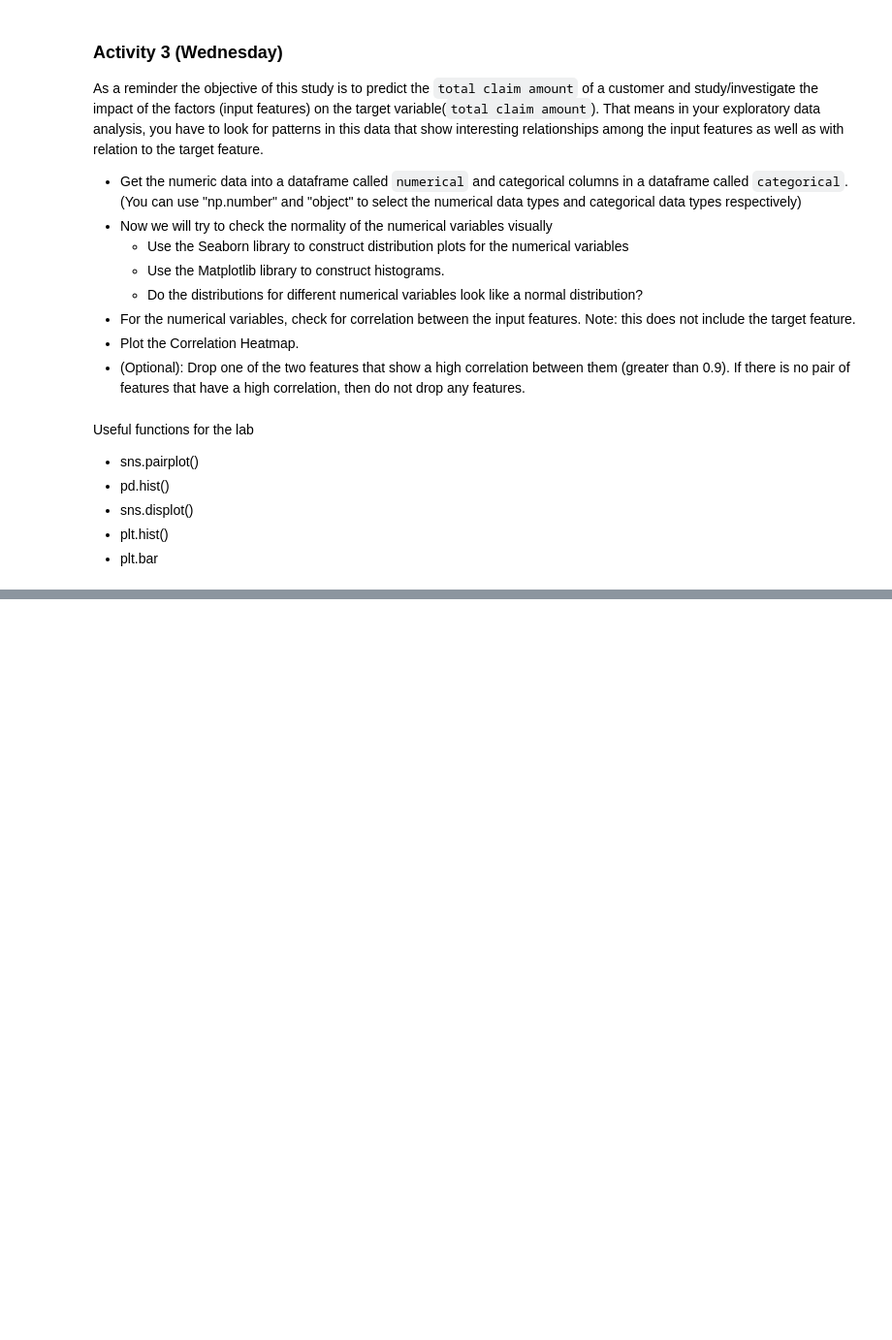
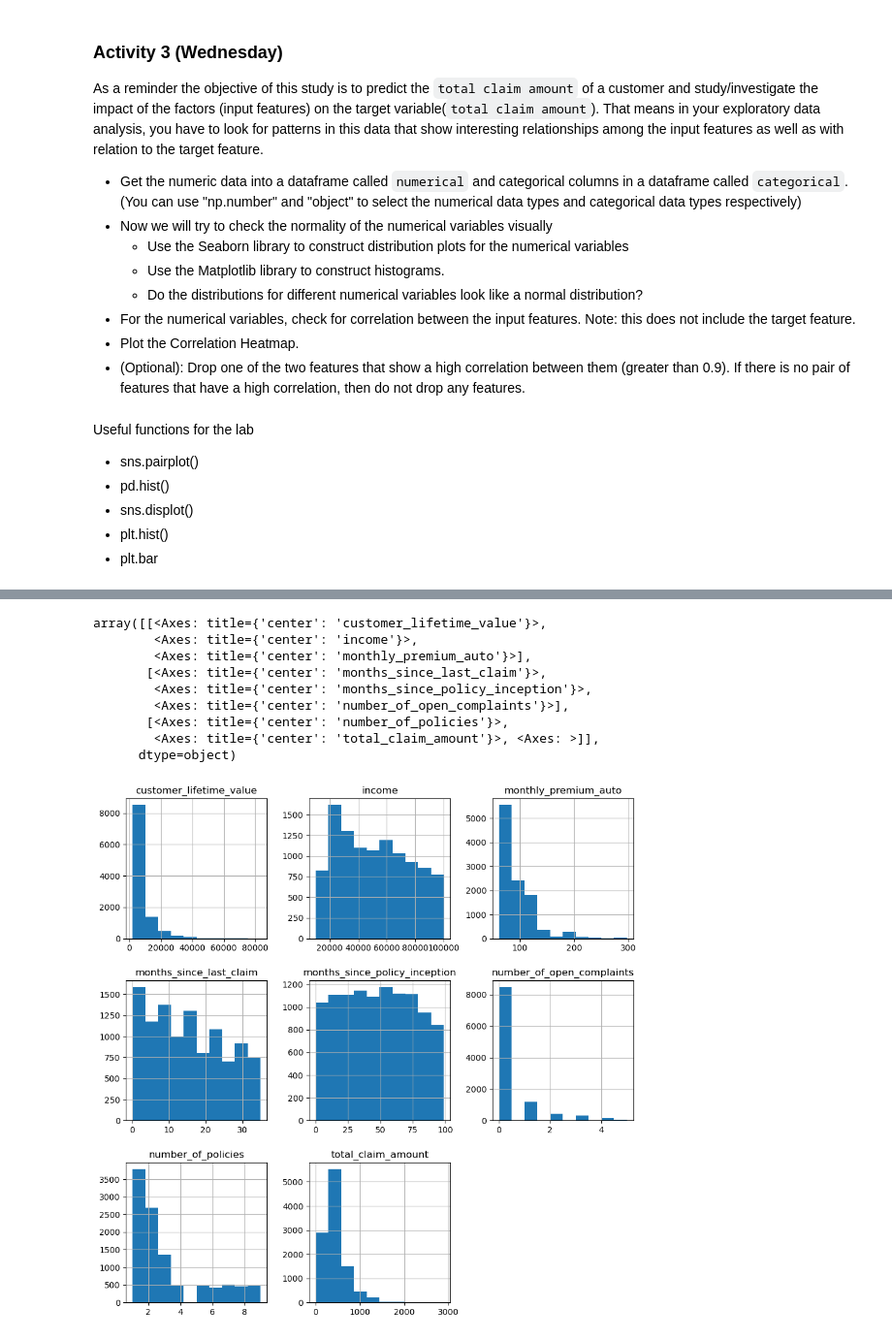
Before and after one commit to PhilippLf/Labs_IronHack, a Jupyter notebook: lab-dw-data-visualization.ipynb, the cells around one changed output, grey strips where cells are left out. Shown at 97% size. Drawn from its saved outputs; the diff is of its cells as text; code cells hidden in the pictures; blank space fills up the shorter version.

Commit message:
split df into numerical and categorical. Plotted histogram

```diff
--- a/lab-dw-data-visualization.ipynb
+++ b/lab-dw-data-visualization.ipynb
@@ -27,0 +58,2 @@ df_base = pd.read_csv('Data_Marketing_Customer_Analysis_Round3.csv')
+# %%
+df_numerical = df_base.select_dtypes(np.number)
@@ -27,0 +100,13 @@ df_base = pd.read_csv('Data_Marketing_Customer_Analysis_Round3.csv')
+# %%
+df_numerical.hist(figsize=(11,11))
+# %% [output]
+array([[<Axes: title={'center': 'customer_lifetime_value'}>,
+        <Axes: title={'center': 'income'}>,
+        <Axes: title={'center': 'monthly_premium_auto'}>],
+       [<Axes: title={'center': 'months_since_last_claim'}>,
+        <Axes: title={'center': 'months_since_policy_inception'}>,
+        <Axes: title={'center': 'number_of_open_complaints'}>],
+       [<Axes: title={'center': 'number_of_policies'}>,
+        <Axes: title={'center': 'total_claim_amount'}>, <Axes: >]],
+      dtype=object)
+[figure, added]
```
Also changed, not shown: parts of 5 cells of this notebook.
